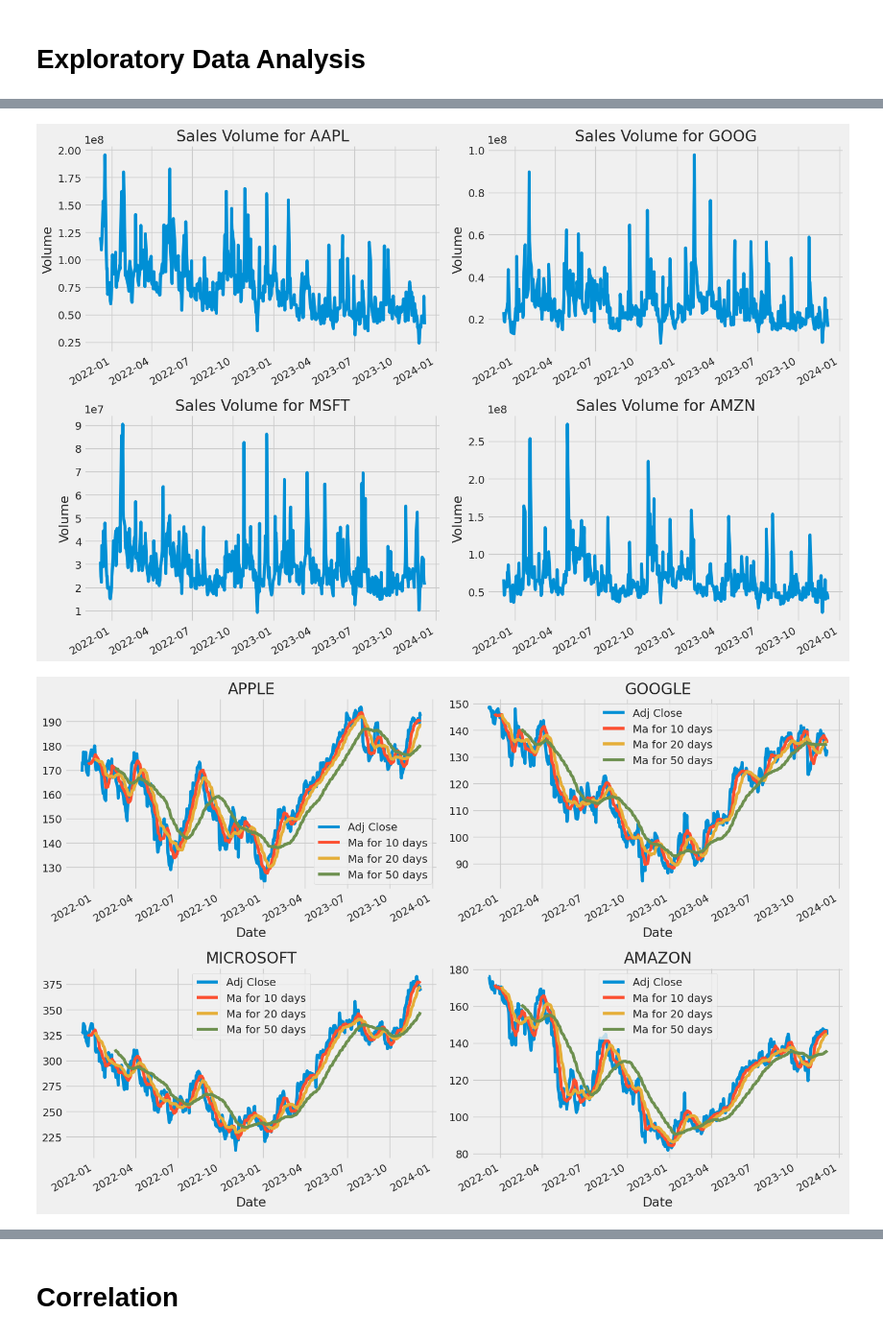
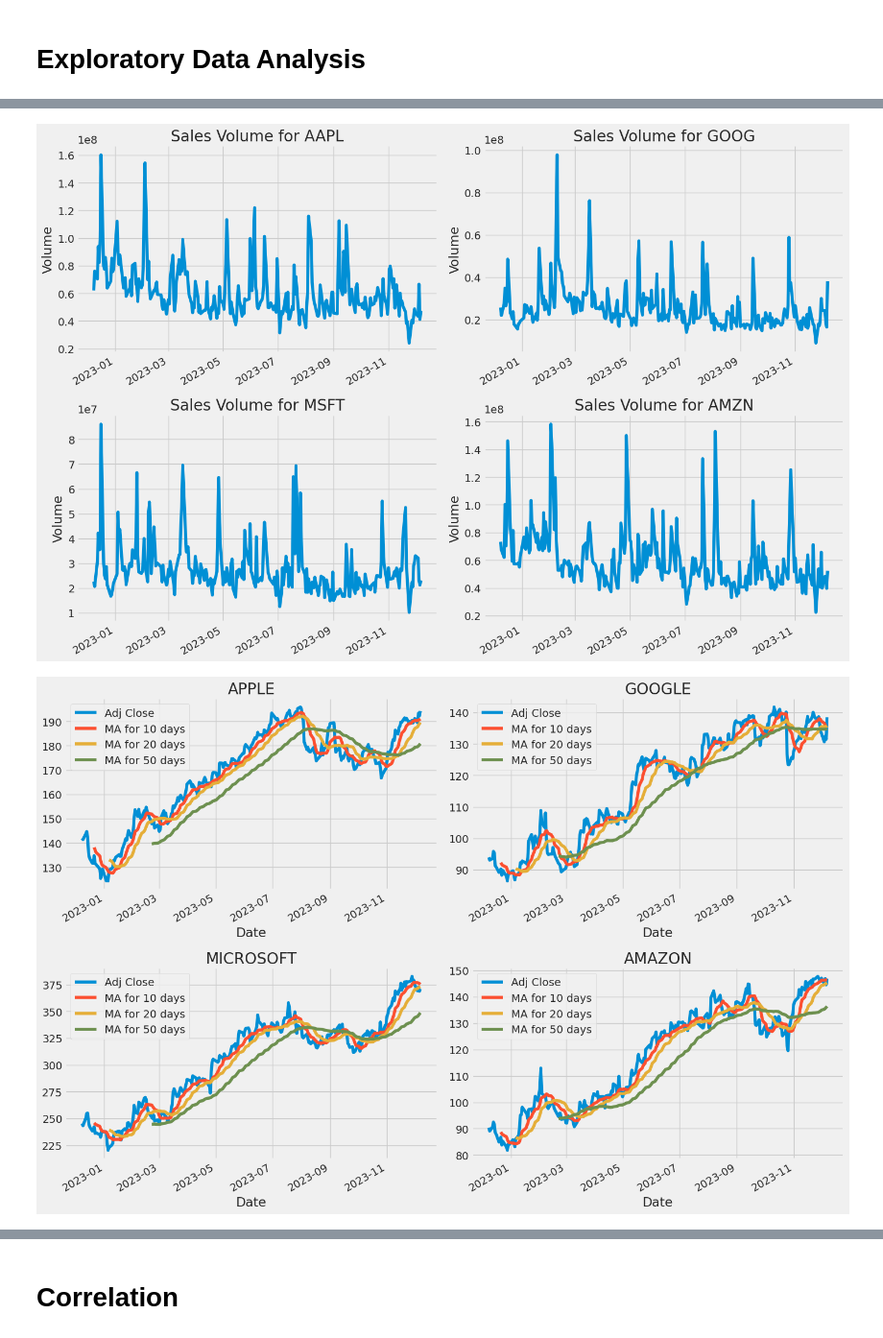
Before and after one commit to rajeshtudu/Stock_Analysis_And_Prediction, a Jupyter notebook: Stock_Market_Analysis_and_Prediction_Using_LSTM.ipynb, the cells around one changed output, grey strips where cells are left out. Shown at 96% size. Cells and saved outputs as stored; diff of their text form; code cells hidden in the pictures.

```diff
--- a/Stock_Market_Analysis_and_Prediction_Using_LSTM.ipynb
+++ b/Stock_Market_Analysis_and_Prediction_Using_LSTM.ipynb
@@ -23,19 +23,20 @@ tech_list = ['AAPL', 'GOOG', 'MSFT', 'AMZN']
 
 # SET UP START AND END TIME TO GRAB THE DATA
 end = datetime.now()
-start = datetime(end.year - 2, end.month, end.day)
+start = datetime(end.year - 1, end.month, end.day)
 
 for stock in tech_list:
     globals()[stock] = yf.download(stock, start, end)
 
+
 company_list = [AAPL, GOOG, MSFT, AMZN]
-company_name = ['AAPL', 'GOOG', 'MSFT', 'AMZN']
+company_name = ["APPLE", "GOOGLE", "MICROSOFT", "AMAZON"]
 
 for company, com_name in zip(company_list, company_name):
-    company['company_name'] = com_name
+    company["company_name"] = com_name
 
-df = pd.concat(company_list, axis = 0)
-df.tail()
+df = pd.concat(company_list, axis=0)
+df.tail(10)
 # %% [output]
 [*********************100%%**********************]  1 of 1 completed
 [*********************100%%**********************]  1 of 1 completed
@@ -110,33 +116,35 @@ for i, company in enumerate(company_list, 1):
 plt.tight_layout()
 plt.show()
 # %% [output]
-[figure, old version]
+[figure, new version]
 # %%
 # let see the moving average
 ma_day = [10, 20, 50]
 
 for ma in ma_day:
     for company in company_list:
-        column_name = f"Ma for {ma} days"
+        column_name = f"MA for {ma} days"
         company[column_name] = company['Adj Close'].rolling(ma).mean()
-fig, axes = plt.subplots(nrows = 2, ncols = 2)
+
+
+fig, axes = plt.subplots(nrows=2, ncols=2)
 fig.set_figheight(10)
 fig.set_figwidth(15)
 
-AAPL[['Adj Close', 'Ma for 10 days', 'Ma for 20 days', 'Ma for 50 days']].plot(ax = axes[0,0])
+AAPL[['Adj Close', 'MA for 10 days', 'MA for 20 days', 'MA for 50 days']].plot(ax=axes[0,0])
 axes[0,0].set_title('APPLE')
 
-GOOG[['Adj Close', 'Ma for 10 days', 'Ma for 20 days', 'Ma for 50 days']].plot(ax = axes[0,1])
+GOOG[['Adj Close', 'MA for 10 days', 'MA for 20 days', 'MA for 50 days']].plot(ax=axes[0,1])
 axes[0,1].set_title('GOOGLE')
 
-MSFT[['Adj Close', 'Ma for 10 days', 'Ma for 20 days', 'Ma for 50 days']].plot(ax = axes[1,0])
+MSFT[['Adj Close', 'MA for 10 days', 'MA for 20 days', 'MA for 50 days']].plot(ax=axes[1,0])
 axes[1,0].set_title('MICROSOFT')
 
-AMZN[['Adj Close', 'Ma for 10 days', 'Ma for 20 days', 'Ma for 50 days']].plot(ax = axes[1,1])
+AMZN[['Adj Close', 'MA for 10 days', 'MA for 20 days', 'MA for 50 days']].plot(ax=axes[1,1])
 axes[1,1].set_title('AMAZON')
 
 fig.tight_layout()
 plt.show()
 # %% [output]
-[figure, old version]
+[figure, new version]
 # %%
```
Also changed, not shown: parts of 23 cells of this notebook.
